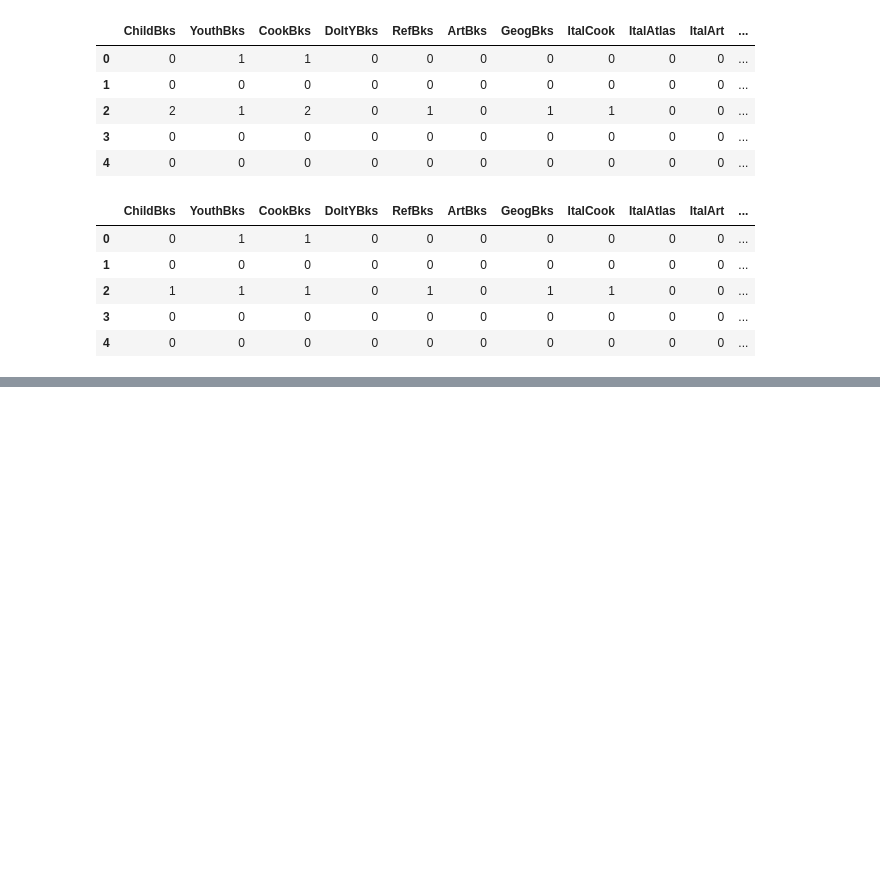
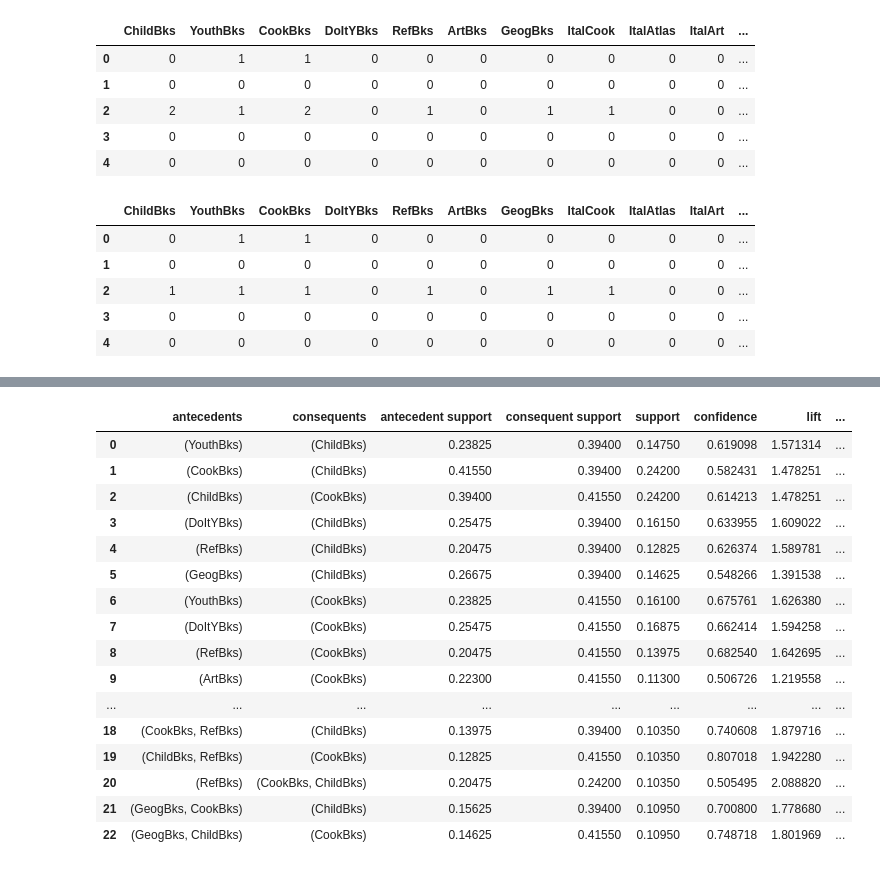
Before and after one commit to intelspeedstep/IDS748, a Jupyter notebook: Books Association Analysis.ipynb, the cells around one changed output, grey strips where cells are left out. Cells and saved outputs as stored; diff of their text form; code cells hidden in the pictures; blank space fills up the shorter version.

Commit message:
add book association

```diff
--- a/Books Association Analysis.ipynb
+++ b/Books Association Analysis.ipynb
@@ -105,0 +108,5 @@ df.head()
+# %%
+# create frequent itemsets
+pd.options.display.max_rows = None
+itemsets = apriori(df, min_support = 0.1, use_colnames= True)
+itemsets
@@ -105,0 +131,22 @@ df.head()
+# %%
+# Extract Rules Based on Confidence
+rules = association_rules(itemsets, metric= 'confidence', min_threshold= 0.5)
+rules
+# %% [output]
+|  | antecedents | consequents | antecedent support | consequent support | support | confidence | lift | ... |
+| 0 | (YouthBks) | (ChildBks) | 0.23825 | 0.39400 | 0.14750 | 0.619098 | 1.571314 | ... |
+| 1 | (CookBks) | (ChildBks) | 0.41550 | 0.39400 | 0.24200 | 0.582431 | 1.478251 | ... |
+| 2 | (ChildBks) | (CookBks) | 0.39400 | 0.41550 | 0.24200 | 0.614213 | 1.478251 | ... |
+| 3 | (DoItYBks) | (ChildBks) | 0.25475 | 0.39400 | 0.16150 | 0.633955 | 1.609022 | ... |
+| 4 | (RefBks) | (ChildBks) | 0.20475 | 0.39400 | 0.12825 | 0.626374 | 1.589781 | ... |
+| 5 | (GeogBks) | (ChildBks) | 0.26675 | 0.39400 | 0.14625 | 0.548266 | 1.391538 | ... |
+| 6 | (YouthBks) | (CookBks) | 0.23825 | 0.41550 | 0.16100 | 0.675761 | 1.626380 | ... |
+| 7 | (DoItYBks) | (CookBks) | 0.25475 | 0.41550 | 0.16875 | 0.662414 | 1.594258 | ... |
+| 8 | (RefBks) | (CookBks) | 0.20475 | 0.41550 | 0.13975 | 0.682540 | 1.642695 | ... |
+| 9 | (ArtBks) | (CookBks) | 0.22300 | 0.41550 | 0.11300 | 0.506726 | 1.219558 | ... |
+| ... | ... | ... | ... | ... | ... | ... | ... | ... |
+| 18 | (CookBks, RefBks) | (ChildBks) | 0.13975 | 0.39400 | 0.10350 | 0.740608 | 1.879716 | ... |
+| 19 | (ChildBks, RefBks) | (CookBks) | 0.12825 | 0.41550 | 0.10350 | 0.807018 | 1.942280 | ... |
+| 20 | (RefBks) | (CookBks, ChildBks) | 0.20475 | 0.24200 | 0.10350 | 0.505495 | 2.088820 | ... |
+| 21 | (GeogBks, CookBks) | (ChildBks) | 0.15625 | 0.39400 | 0.10950 | 0.700800 | 1.778680 | ... |
+| 22 | (GeogBks, ChildBks) | (CookBks) | 0.14625 | 0.41550 | 0.10950 | 0.748718 | 1.801969 | ... |
```
Also changed, not shown: parts of 5 cells of this notebook.
